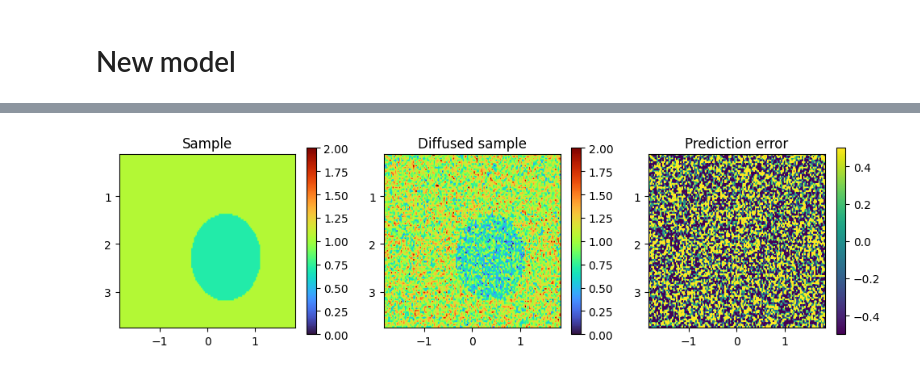
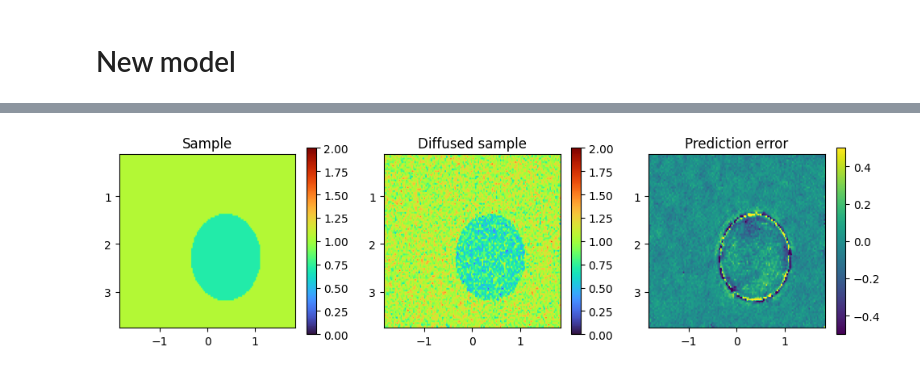
Before and after one commit to SebastianMerino/DL-Attenuation, a Jupyter notebook: testing_models.ipynb, the cells around one changed output, grey strips where cells are left out. Saved outputs shown, nothing was run; the diff lists cells and outputs as text; code cells hidden in the pictures.

```diff
--- a/testing_models.ipynb
+++ b/testing_models.ipynb
@@ -149,4 +149,18 @@ Estimated Total Size (MB): 289.62
 # New model
 # %%
 from modules.model import UNETv2
+
+device = torch.device("cuda:0" if torch.cuda.is_available() else torch.device('cpu'))
+save_dir = Path(r'.\weights\v2')
+training_epochs = 30
 model2 = UNETv2(in_channels=80, residual=False, attention_res=[]).to(device)
+model2.load_state_dict(torch.load(save_dir / f"model_{training_epochs}.pth", map_location=device))
+
+plt.figure(figsize=(9, 3))
+loss_npy = np.load(save_dir / f"loss_{training_epochs}.npy")
+plt.scatter([x for x in range(len(loss_npy))], loss_npy, s=0.2)
+plt.xlabel('# Iteration')
+plt.ylabel('Loss')
+#plt.xlim(000,35000)
+# plt.ylim(0, 0.01)
+plt.show()
@@ -153,32 +169,32 @@ model2 = UNETv2(in_channels=80, residual=False, attention_res=[]).to(device)
 # %%
-timestep = 100
+timestep = 50
 noise = torch.randn_like(y_sample)
 t = torch.reshape(torch.Tensor([timestep]).int(), (x_sample.shape[0],)).to(device)
 y_pert = diffusion.q_sample(y_sample, t, noise)
 
 # use network to recover noise
 predicted_noise = model2(x_sample, y_pert, t)
 
 plt.figure(figsize=(12, 3))
 plt.subplot(1, 3, 1)
 show_tensor_image(y_sample.cpu().detach())
 plt.set_cmap('turbo')
 plt.colorbar()
 plt.title('Sample')
 
 plt.subplot(1, 3, 2)
 show_tensor_image(y_pert.cpu().detach())
 plt.colorbar()
 plt.set_cmap('turbo')
 plt.title('Diffused sample')
 
 pred_error = (noise - predicted_noise).cpu().detach().squeeze()
 plt.subplot(1, 3, 3)
 plt.imshow(pred_error, extent=(-1.845, 1.845, 3.751, 0.128))
 plt.colorbar()
 plt.clim(-0.5, 0.5)
 plt.set_cmap('viridis')
 plt.title('Prediction error')
 plt.show()
 # %% [output]
-[figure, old version]
+[figure, new version]
```
Also changed, not shown: parts of 6 cells of this notebook, 2 other files.
